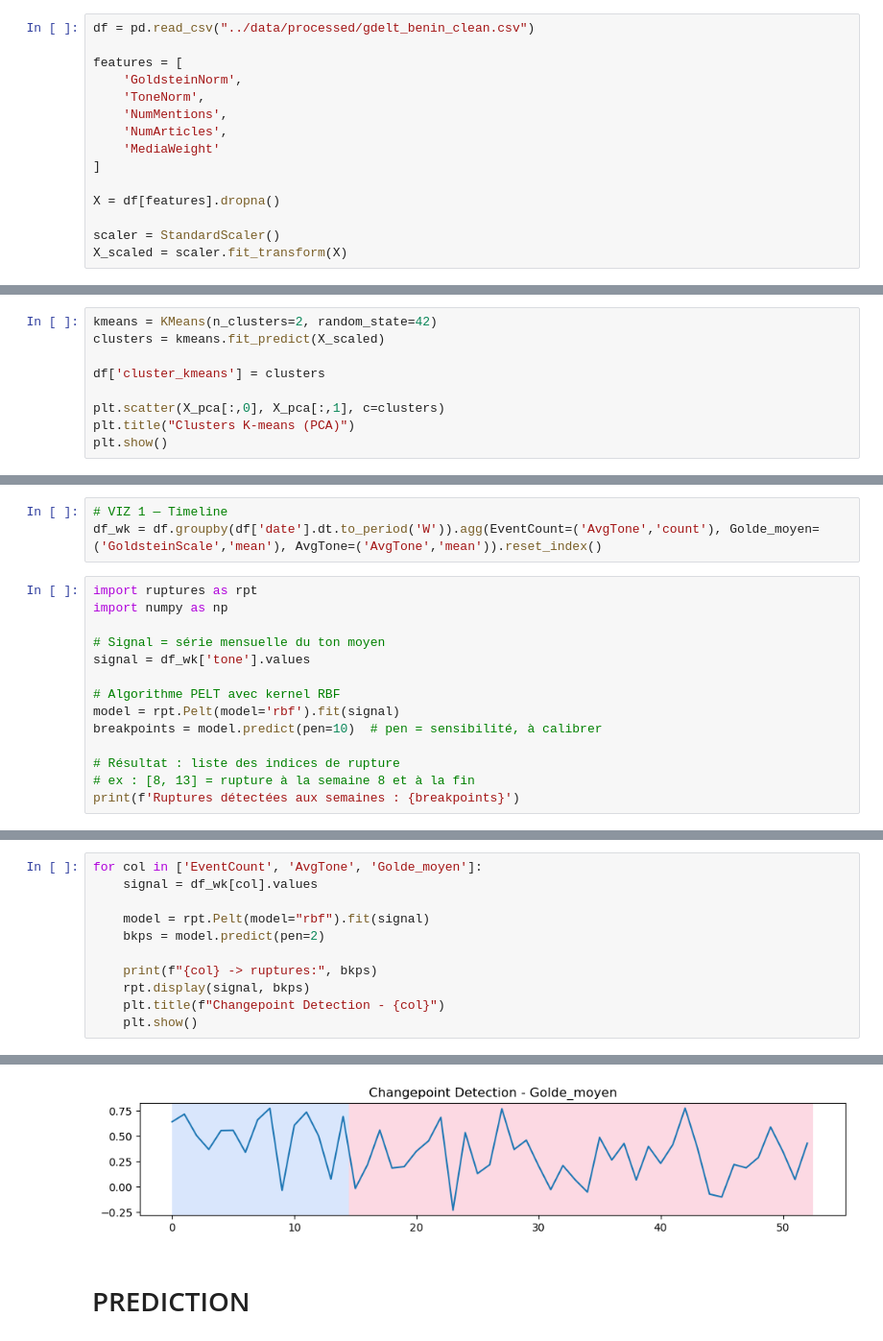
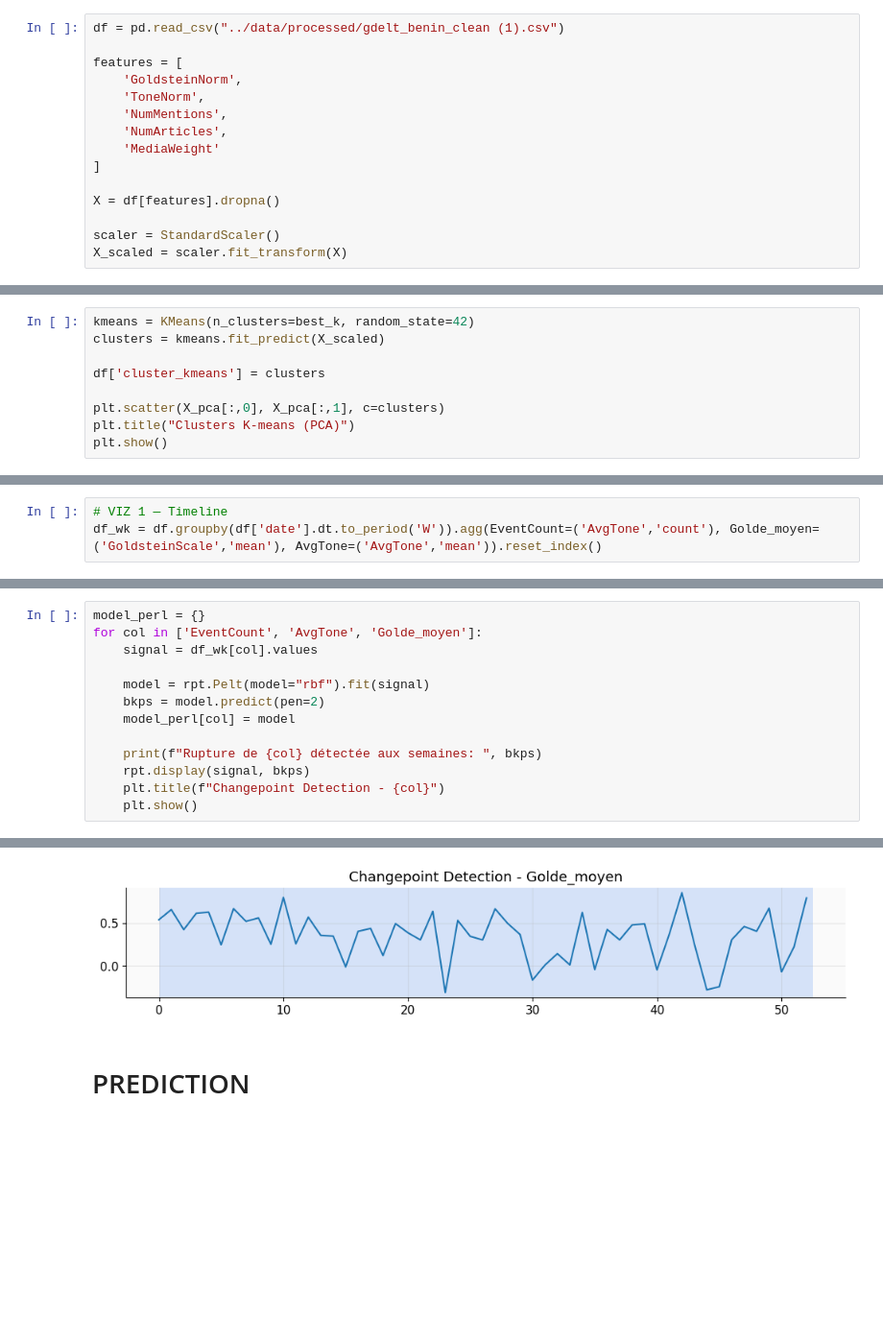
Before and after one commit to Groupe14iSHEERO/benin-insights-2026, a Jupyter notebook: notebooks/03_ML_models.ipynb, the cells around one changed output, grey strips where cells are left out. Shown at 96% size. Saved outputs shown, nothing was run; the diff lists cells and outputs as text; blank space fills up the shorter version.

Commit message:
Models réajustés

```diff
--- a/notebooks/03_ML_models.ipynb
+++ b/notebooks/03_ML_models.ipynb
@@ -29,7 +33,7 @@ for p in [DATA_PROC, MODELS, BASE/'data'/'raw']: p.mkdir(parents=True, exist_ok=
 # %% [markdown]
 # CLASSIFICATION
 # %%
-df = pd.read_csv("../data/processed/gdelt_benin_clean.csv")
+df = pd.read_csv("../data/processed/gdelt_benin_clean (1).csv")
 
 features = [
     'GoldsteinNorm',
@@ -92,5 +96,5 @@ k=9: silhouette=0.4297
 # %%
-kmeans = KMeans(n_clusters=2, random_state=42)
+kmeans = KMeans(n_clusters=best_k, random_state=42)
 clusters = kmeans.fit_predict(X_scaled)
 
 df['cluster_kmeans'] = clusters
@@ -159,17 +164,3 @@ df['date'] = pd.to_datetime(df['date'], errors='coerce')
 # %%
 # VIZ 1 — Timeline
 df_wk = df.groupby(df['date'].dt.to_period('W')).agg(EventCount=('AvgTone','count'), Golde_moyen=('GoldsteinScale','mean'), AvgTone=('AvgTone','mean')).reset_index()
-# %%
-import ruptures as rpt
-import numpy as np
-
-# Signal = série mensuelle du ton moyen
-signal = df_wk['tone'].values
-
-# Algorithme PELT avec kernel RBF
-model = rpt.Pelt(model='rbf').fit(signal)
-breakpoints = model.predict(pen=10)  # pen = sensibilité, à calibrer
-
-# Résultat : liste des indices de rupture
-# ex : [8, 13] = rupture à la semaine 8 et à la fin
-print(f'Ruptures détectées aux semaines : {breakpoints}')
@@ -184,11 +167,13 @@ plt.show()
 # %%
+model_perl = {}
 for col in ['EventCount', 'AvgTone', 'Golde_moyen']:
     signal = df_wk[col].values
 
     model = rpt.Pelt(model="rbf").fit(signal)
     bkps = model.predict(pen=2)
+    model_perl[col] = model
 
-    print(f"{col} -> ruptures:", bkps)
+    print(f"Rupture de {col} détectée aux semaines: ", bkps)
     rpt.display(signal, bkps)
     plt.title(f"Changepoint Detection - {col}")
     plt.show()
@@ -201,4 +186,4 @@ Golde_moyen -> ruptures: [15, 53]
-[figure, old version]
+[figure, new version]
 # %% [markdown]
 # PREDICTION
 # %%
```
Also changed, not shown: parts of 13 cells of this notebook, 6 other files.
